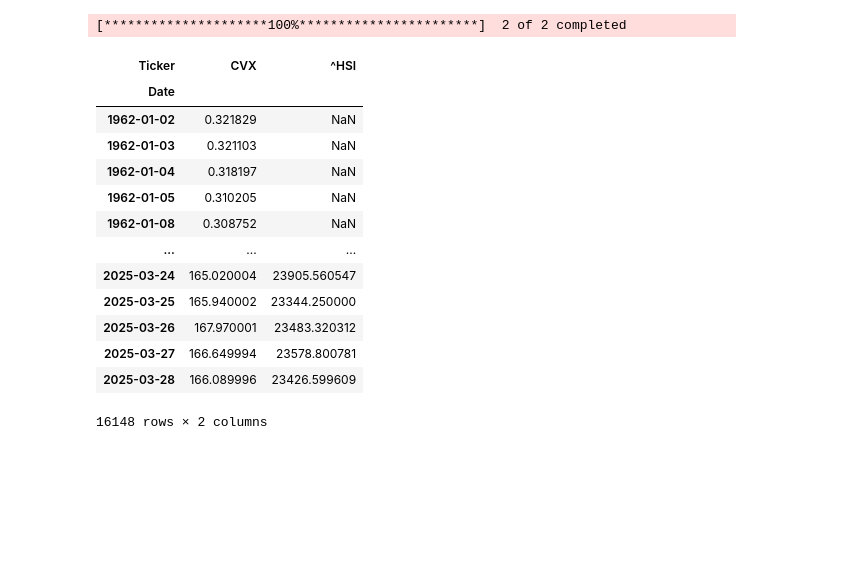
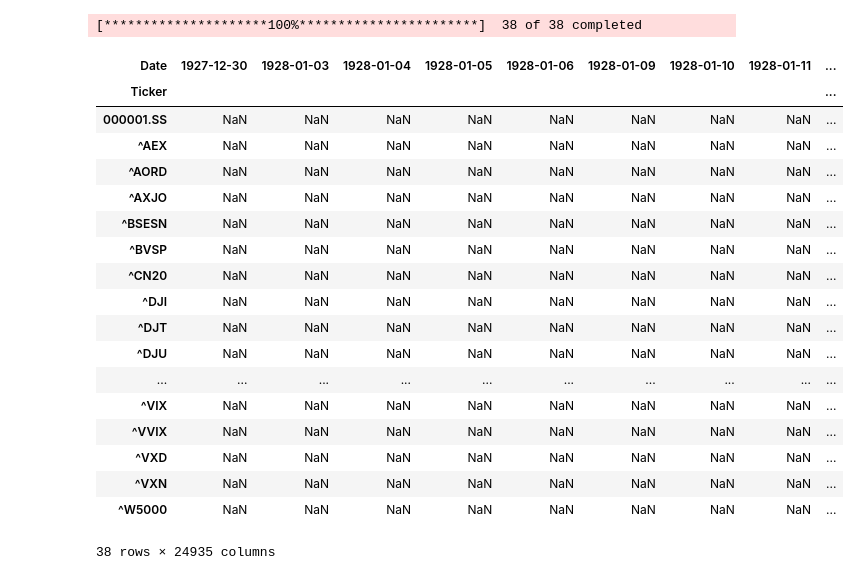
Before and after one commit to YannPhamVan/OptiFund-Data-Driven-Portfolio-Optimization, a Jupyter notebook: OptiFund.ipynb, the cells around one changed output. Drawn from its saved outputs; the diff is of its cells as text; code cells hidden in the pictures; blank space fills up the shorter version.

```diff
--- a/OptiFund.ipynb
+++ b/OptiFund.ipynb
@@ -6,25 +6,30 @@ import pandas_datareader as pdr
 import time
 from datetime import date
 # %%
-dl_yf = yf.download(tickers = ["^HSI", "CVX"],
+dl_yf = yf.download(tickers = ["^W5000", "^VXN", "^VXD", "^VVIX", "^VIX", "^STOXX", "^SPXEW", "^SOX", "^SKEW", "^RUT", "^OEX", "^NBI", "^N150", "^IBEX", "^CN20", "^BVSP", "^BSESN", "^NDX", "^DJU", "^DJT", "^OSEAX", "^OMXC25", "^AEX", "^STI", "^NZ50", "^AORD", "^AXJO", "^HSI", "^N225", "000001.SS", "^N100", "^GDAXI", "^FTSE", "^RUT", "^IXIC", "^DJI", "^GSPC", "^FCHI", "^STOXX50E"],
                     period = "max",
                     interval = "1d")
 # %% [output]
-[*********************100%***********************]  2 of 2 completed
+[*********************100%***********************]  38 of 38 completed
 # %%
-dl_yf.Close
+dl_yf.Close.T
 # %% [output]
-| Ticker | CVX | ^HSI |
-| Date |  |  |
-| 1962-01-02 | 0.321829 | NaN |
-| 1962-01-03 | 0.321103 | NaN |
-| 1962-01-04 | 0.318197 | NaN |
-| 1962-01-05 | 0.310205 | NaN |
-| 1962-01-08 | 0.308752 | NaN |
-| ... | ... | ... |
-| 2025-03-24 | 165.020004 | 23905.560547 |
-| 2025-03-25 | 165.940002 | 23344.250000 |
-| 2025-03-26 | 167.970001 | 23483.320312 |
-| 2025-03-27 | 166.649994 | 23578.800781 |
-| 2025-03-28 | 166.089996 | 23426.599609 |
+| Date | 1927-12-30 | 1928-01-03 | 1928-01-04 | 1928-01-05 | 1928-01-06 | 1928-01-09 | 1928-01-10 | 1928-01-11 | ... |
+| Ticker |  |  |  |  |  |  |  |  | ... |
+| 000001.SS | NaN | NaN | NaN | NaN | NaN | NaN | NaN | NaN | ... |
+| ^AEX | NaN | NaN | NaN | NaN | NaN | NaN | NaN | NaN | ... |
+| ^AORD | NaN | NaN | NaN | NaN | NaN | NaN | NaN | NaN | ... |
+| ^AXJO | NaN | NaN | NaN | NaN | NaN | NaN | NaN | NaN | ... |
+| ^BSESN | NaN | NaN | NaN | NaN | NaN | NaN | NaN | NaN | ... |
+| ^BVSP | NaN | NaN | NaN | NaN | NaN | NaN | NaN | NaN | ... |
+| ^CN20 | NaN | NaN | NaN | NaN | NaN | NaN | NaN | NaN | ... |
+| ^DJI | NaN | NaN | NaN | NaN | NaN | NaN | NaN | NaN | ... |
+| ^DJT | NaN | NaN | NaN | NaN | NaN | NaN | NaN | NaN | ... |
+| ^DJU | NaN | NaN | NaN | NaN | NaN | NaN | NaN | NaN | ... |
+| ... | ... | ... | ... | ... | ... | ... | ... | ... | ... |
+| ^VIX | NaN | NaN | NaN | NaN | NaN | NaN | NaN | NaN | ... |
+| ^VVIX | NaN | NaN | NaN | NaN | NaN | NaN | NaN | NaN | ... |
+| ^VXD | NaN | NaN | NaN | NaN | NaN | NaN | NaN | NaN | ... |
+| ^VXN | NaN | NaN | NaN | NaN | NaN | NaN | NaN | NaN | ... |
+| ^W5000 | NaN | NaN | NaN | NaN | NaN | NaN | NaN | NaN | ... |
-16148 rows × 2 columns
+38 rows × 24935 columns
```
